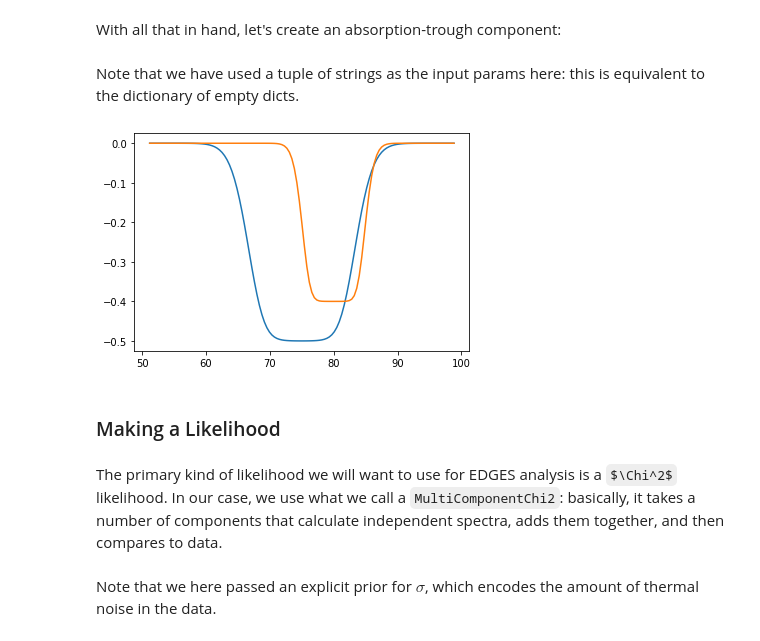
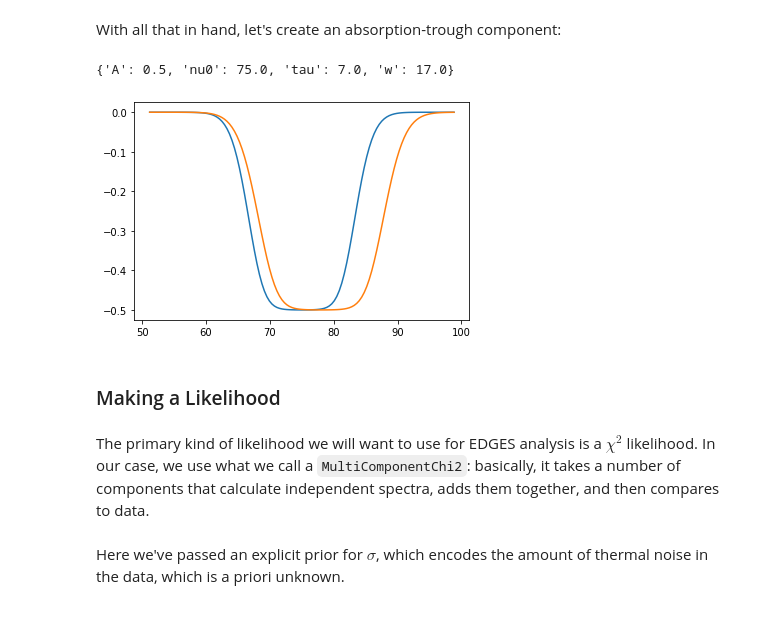
Before and after one commit to edges-collab/edges-estimate, a Jupyter notebook: docs/tutorials/getting_started.ipynb, the cells around one changed output. Drawn from its saved outputs; the diff is of its cells as text; code cells hidden in the pictures; some formulas as TeX source.

```diff
--- a/docs/tutorials/getting_started.ipynb
+++ b/docs/tutorials/getting_started.ipynb
@@ -185,14 +302,41 @@ eor = ee.eor_models.AbsorptionProfile(
-# %% [markdown]
-Note that we have used a tuple of strings as the input params here: this is equivalent to the dictionary of empty dicts.
+# %%
+eor = ee.eor_models.AbsorptionProfile(
+    params = {
+        'A':{
+            'max': 2, # min is set by default to zero
+            'ref': stats.norm(0.5, 0.05),
+        },
+        "nu0":{
+            'min': 60.0,
+            'max': 90.0,
+            'ref': stats.norm(78, 1),
+        },
+        'tau':{
+            'min': 3,
+            'max': 12,
+            'ref': stats.norm(7, 0.5),
+        },
+        'w': {
+            'min': 10.0,
+            'max': 30.0,
+            'ref': stats.norm(17, 1)
+        }
+    },
+    freqs = freqs
+)
+# %%
+eor.fiducial_params
+# %% [output]
+{'A': 0.5, 'nu0': 75.0, 'tau': 7.0, 'w': 17.0}
 # %%
 plt.plot(eor.freqs, eor()['eor_spectrum']);
-plt.plot(eor.freqs, eor(params=[0.4, 80, 10, 10])['eor_spectrum']);
+plt.plot(eor.freqs, eor(params=[0.5, 78, 7.0, 20])['eor_spectrum']);
 # %% [output]
-[figure, old version]
+[figure, new version]
 # %% [markdown]
 ### Making a Likelihood
 # %% [markdown]
-The primary kind of likelihood we will want to use for EDGES analysis is a $\Chi^2$ likelihood. In our case, we use what we call a `MultiComponentChi2`: basically, it takes a number of components that calculate independent spectra, adds them together, and then compares to data.
+The primary kind of likelihood we will want to use for EDGES analysis is a $\chi^2$ likelihood. In our case, we use what we call a `MultiComponentChi2`: basically, it takes a number of components that calculate independent spectra, adds them together, and then compares to data.
 # %%
 lk = ee.likelihoods.MultiComponentChi2(
     name='lk',
@@ -201,3 +353,3 @@ lk = ee.likelihoods.MultiComponentChi2(
 )
 # %% [markdown]
-Note that we here passed an explicit prior for $\sigma$, which encodes the amount of thermal noise in the data.
+Here we've passed an explicit prior for $\sigma$, which encodes the amount of thermal noise in the data, which is a priori unknown.
```
Also changed, not shown: parts of 132 cells of this notebook, 35 other files.
